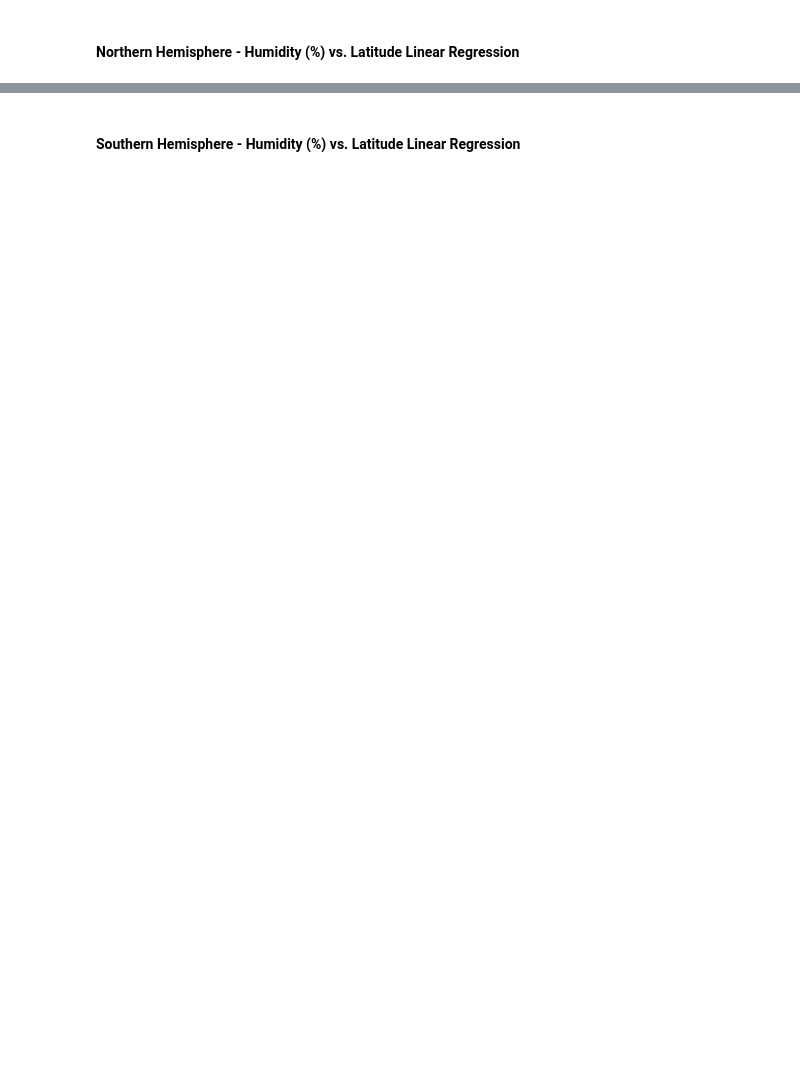
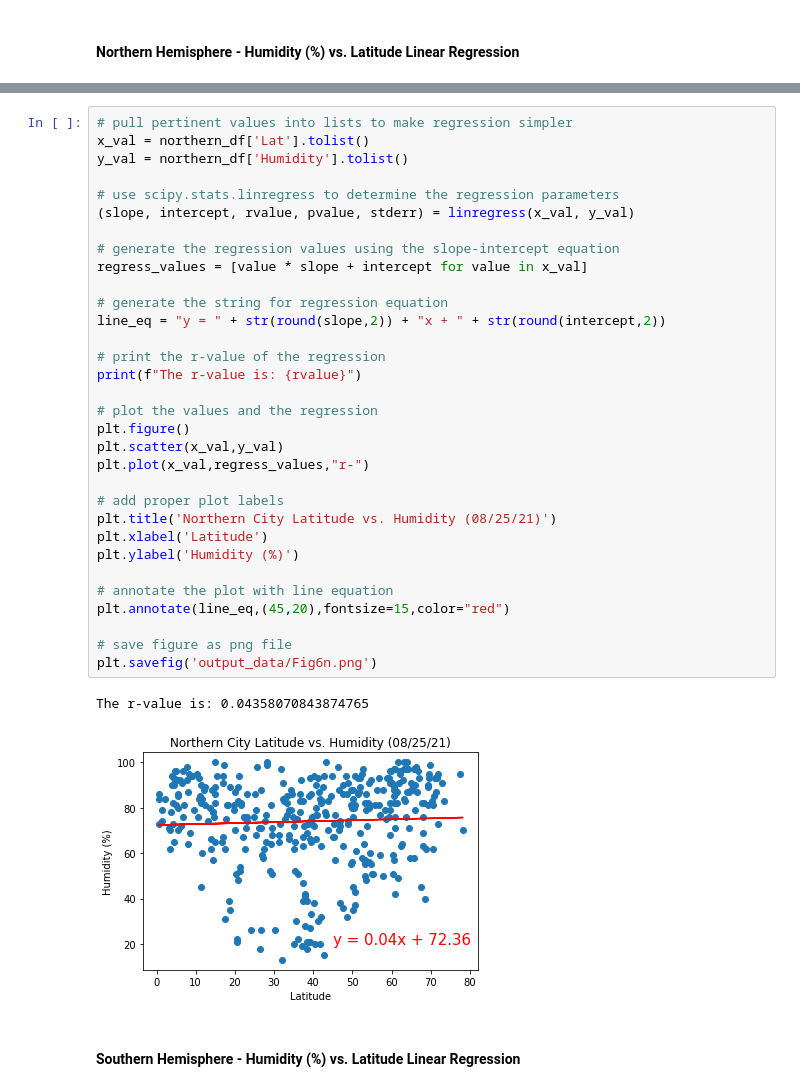
Before and after one commit to kellnergp/Weather-API-Mapping, a Jupyter notebook: WeatherPy/WeatherPy.ipynb, the cells around one changed output, grey strips where cells are left out. Drawn from its saved outputs; the diff is of its cells as text; blank space fills up the shorter version.

```diff
--- a/WeatherPy/WeatherPy.ipynb
+++ b/WeatherPy/WeatherPy.ipynb
@@ -344,2 +415,37 @@ The r-value is: 0.000543987878808455
+# %%
+# pull pertinent values into lists to make regression simpler
+x_val = northern_df['Lat'].tolist()
+y_val = northern_df['Humidity'].tolist()
+
+# use scipy.stats.linregress to determine the regression parameters
+(slope, intercept, rvalue, pvalue, stderr) = linregress(x_val, y_val)
+
+# generate the regression values using the slope-intercept equation
+regress_values = [value * slope + intercept for value in x_val]
+
+# generate the string for regression equation
+line_eq = "y = " + str(round(slope,2)) + "x + " + str(round(intercept,2))
+
+# print the r-value of the regression
+print(f"The r-value is: {rvalue}")
+
+# plot the values and the regression
+plt.figure()
+plt.scatter(x_val,y_val)
+plt.plot(x_val,regress_values,"r-")
+
+# add proper plot labels
+plt.title('Northern City Latitude vs. Humidity (08/25/21)')
+plt.xlabel('Latitude')
+plt.ylabel('Humidity (%)')
+
+# annotate the plot with line equation
+plt.annotate(line_eq,(45,20),fontsize=15,color="red")
+
+# save figure as png file
+plt.savefig('output_data/Fig6n.png')
+# %% [output]
+The r-value is: 0.04358070843874765
+[figure, added]
 # %% [markdown]
 ####  Southern Hemisphere - Humidity (%) vs. Latitude Linear Regression
```
Also changed, not shown: parts of 10 cells of this notebook, 4 other files.
